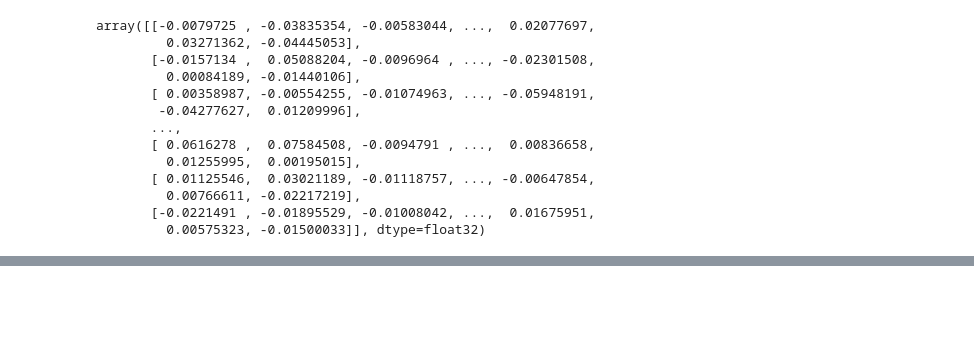
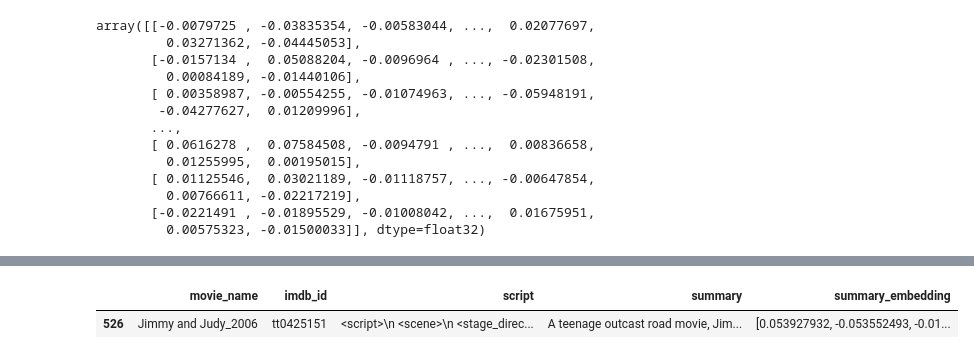
Before and after one commit to Jakebobs/MoWie, a Jupyter notebook: ml/src/searchtest.ipynb, the cells around one changed output, grey strips where cells are left out. Saved outputs shown, nothing was run; the diff lists cells and outputs as text; code cells hidden in the pictures; blank space fills up the shorter version.

```diff
--- a/ml/src/searchtest.ipynb
+++ b/ml/src/searchtest.ipynb
@@ -233,0 +280,3 @@ array([[-0.0079725 , -0.03835354, -0.00583044, ...,  0.02077697,
+# %%
+df4 = pd.read_pickle("../data/moviesum/moviesum_with_sum_embeddings2")
+df4
@@ -233,0 +340,5 @@ array([[-0.0079725 , -0.03835354, -0.00583044, ...,  0.02077697,
+# %%
+df4.loc[df4["movie_name"] == "Jimmy and Judy_2006"]
+# %% [output]
+|  | movie_name | imdb_id | script | summary | summary_embedding |
+| 526 | Jimmy and Judy_2006 | tt0425151 | <script>\n <scene>\n <stage_direc... | A teenage outcast road movie, Jim... | [0.053927932, -0.053552493, -0.01... |
```
Also changed, not shown: parts of 10 cells of this notebook, 3 other files.
